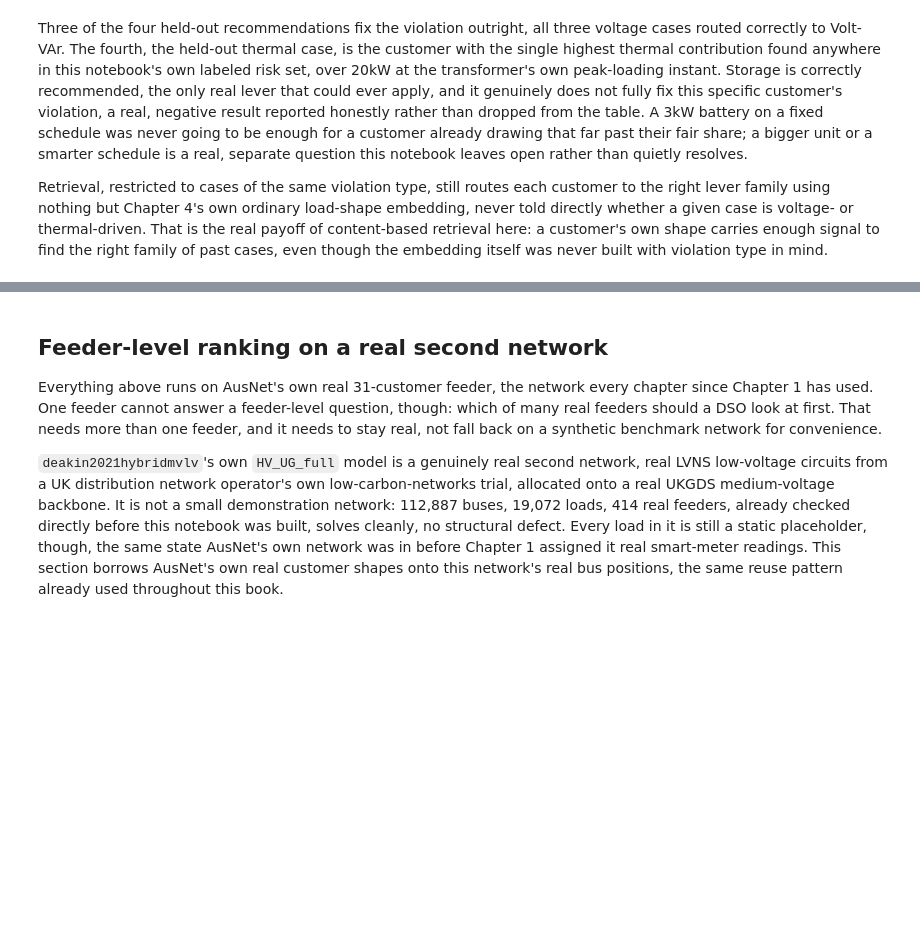
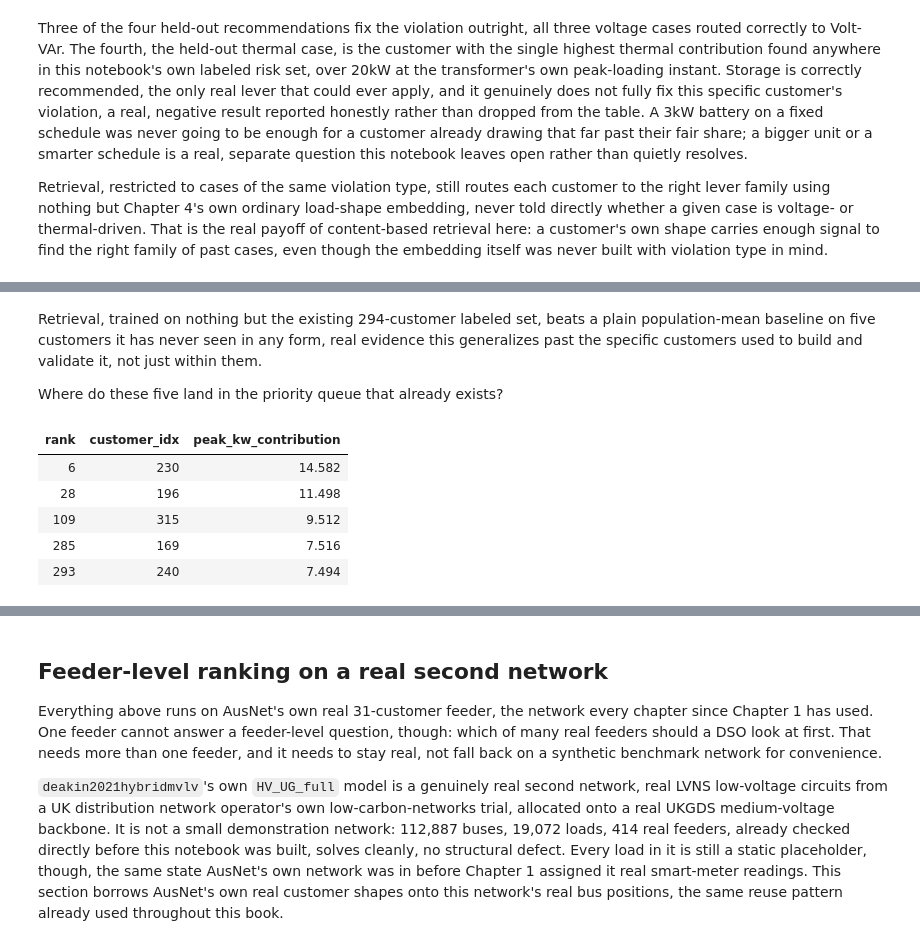
Before and after one commit to sambaiga/ml-energy-disaggregation, a Jupyter notebook: book/04-grid-edge/05-ranking-recommendation-code.ipynb, the cells around one changed output, grey strips where cells are left out. Drawn from its saved outputs; the diff is of its cells as text; code cells hidden in the pictures; blank space fills up the shorter version.

```diff
--- a/book/04-grid-edge/05-ranking-recommendation-code.ipynb
+++ b/book/04-grid-edge/05-ranking-recommendation-code.ipynb
@@ -921,0 +1014,22 @@ Retrieval, restricted to cases of the same violation type, still routes each cus
+# %% [markdown]
+Retrieval, trained on nothing but the existing 294-customer labeled set, beats a plain population-mean baseline on five customers it has never seen in any form, real evidence this generalizes past the specific customers used to build and validate it, not just within them.
+
+Where do these five land in the priority queue that already exists?
+# %%
+extended_thermal = pd.concat(
+    [
+        per_customer[["customer_idx", "peak_kw_contribution"]],
+        adopter_df[["customer_idx"]].assign(peak_kw_contribution=adopter_df["actual_kw"].to_numpy()),
+    ],
+    ignore_index=True,
+)
+extended_ranking = rank_table(extended_thermal, "peak_kw_contribution")
+new_adopter_ranks = extended_ranking[extended_ranking["customer_idx"].isin(new_adopters)]
+themed_gt(new_adopter_ranks[["rank", "customer_idx", "peak_kw_contribution"]].round(3))
+# %% [output]
+| rank | customer_idx | peak_kw_contribution |
+| 6 | 230 | 14.582 |
+| 28 | 196 | 11.498 |
+| 109 | 315 | 9.512 |
+| 285 | 169 | 7.516 |
+| 293 | 240 | 7.494 |
```
Also changed, not shown: parts of 26 cells of this notebook.
